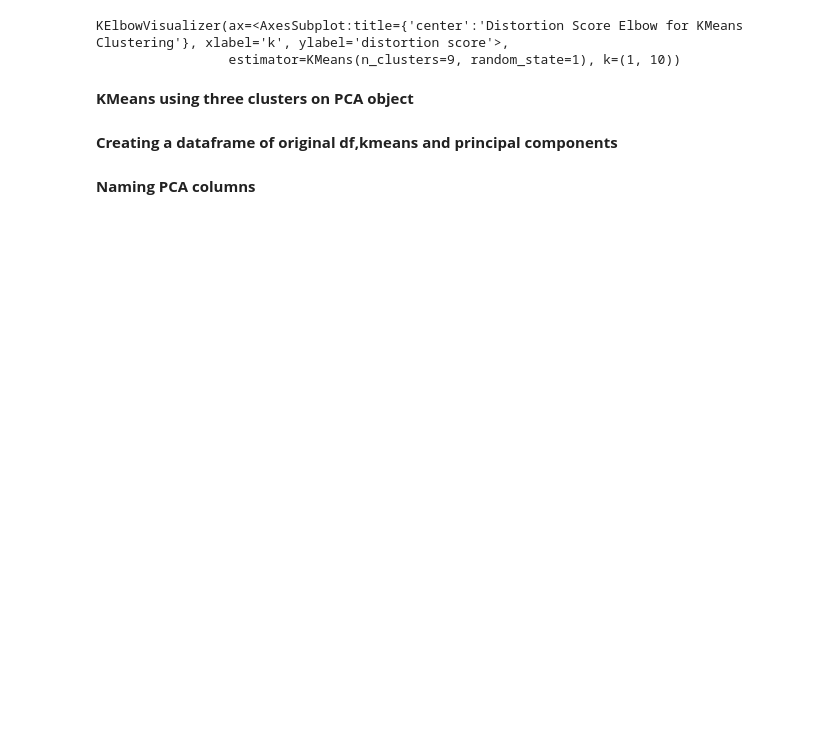
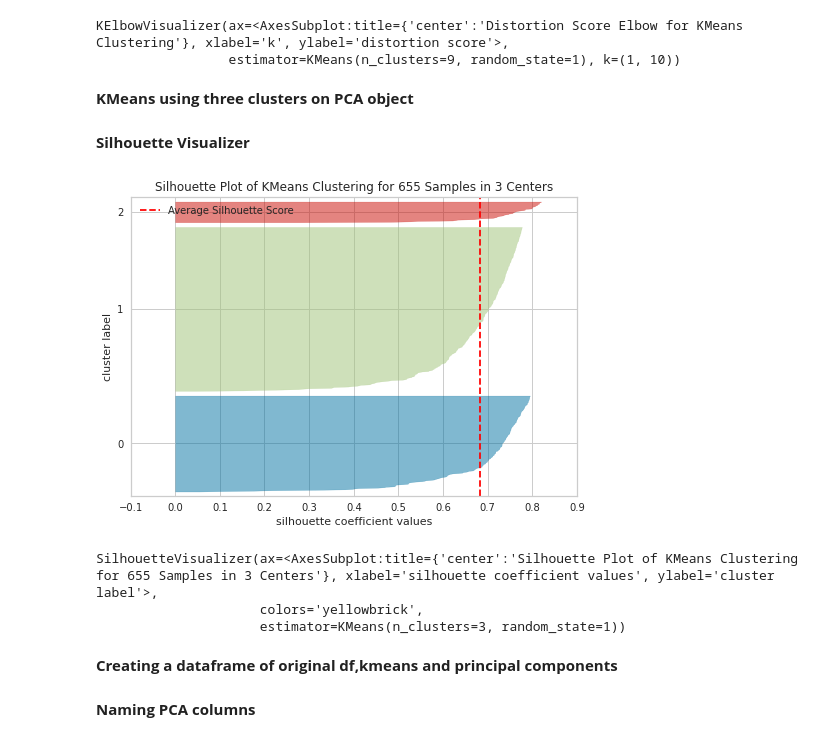
Before and after one commit to kkitonga/UnsupervisedLearning, a Jupyter notebook: pca-kmeans.ipynb, the cells around one changed output. Drawn from its saved outputs; the diff is of its cells as text; code cells hidden in the pictures; blank space fills up the shorter version.

Commit message:
Kaggle Notebook | PCA_KMeans | Version 4

```diff
--- a/pca-kmeans.ipynb
+++ b/pca-kmeans.ipynb
@@ -157,6 +160,15 @@ KElbowVisualizer(ax=<AxesSubplot:title={'center':'Distortion Score Elbow for KMe
 **KMeans using three clusters on PCA object**
 # %%
 kmeans_PCA = KMeans(n_clusters=3,random_state=1,init='k-means++').fit(df_PCA)
+# %% [markdown]
+**Silhouette Visualizer**
+# %%
+silhouette_visualizer(kmeans_PCA,df_PCA, colors='yellowbrick')
+# %% [output]
+[figure, added]
+SilhouetteVisualizer(ax=<AxesSubplot:title={'center':'Silhouette Plot of KMeans Clustering for 655 Samples in 3 Centers'}, xlabel='silhouette coefficient values', ylabel='cluster label'>,
+                     colors='yellowbrick',
+                     estimator=KMeans(n_clusters=3, random_state=1))
 # %% [markdown]
 **Creating a dataframe of original df,kmeans and principal components**
 # %%
```
Also changed, not shown: parts of 8 cells of this notebook.
